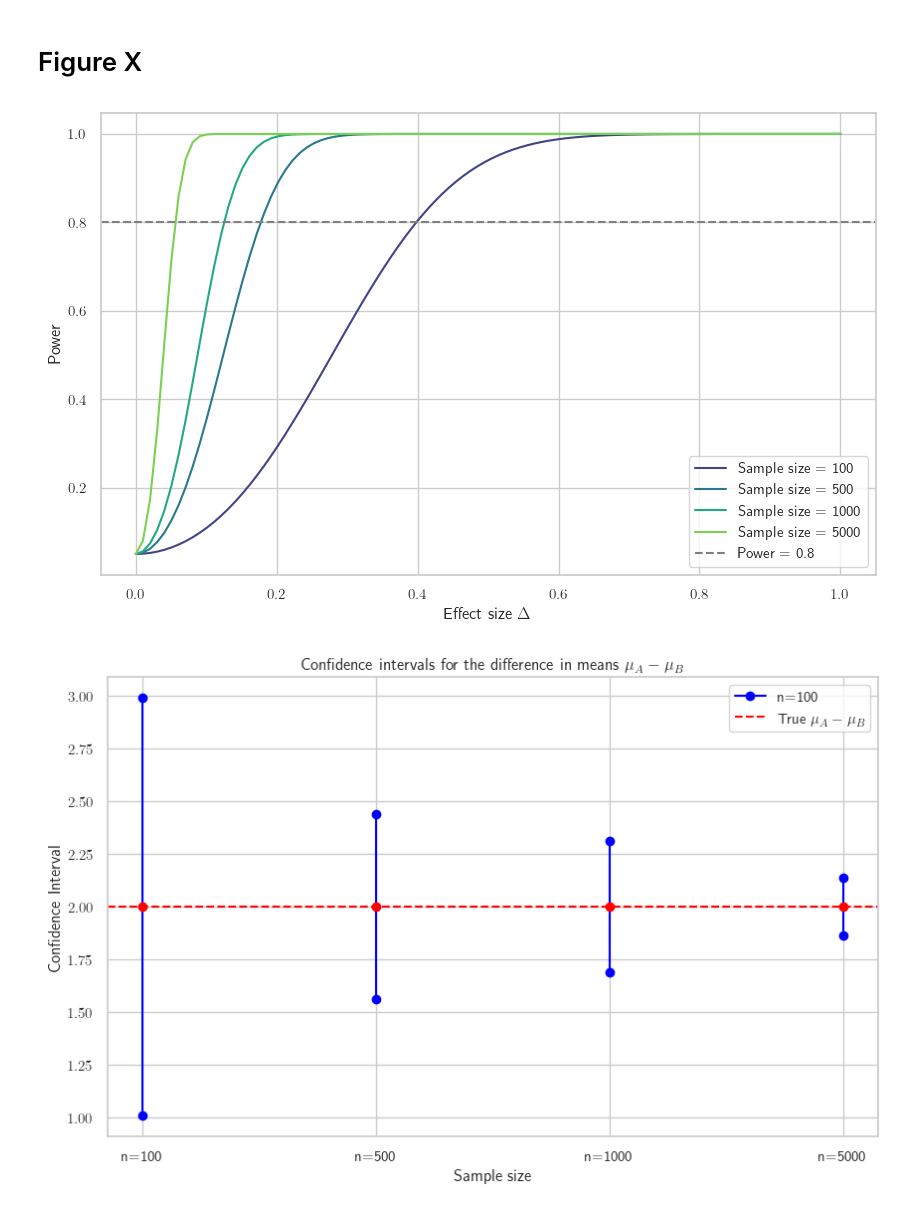
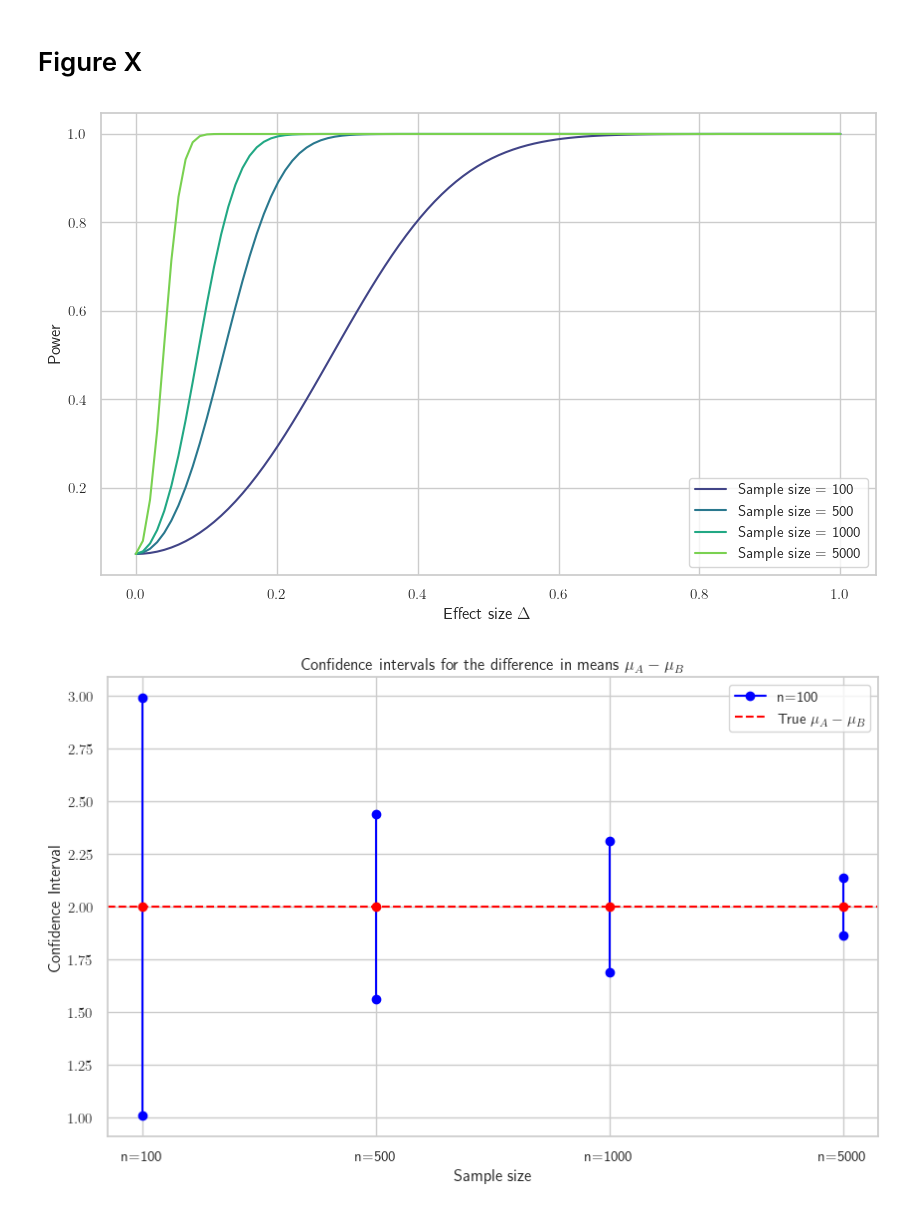
Before and after one commit to meluzyn100/sAB, a Jupyter notebook: creat_plots/plots.ipynb, the cells around one changed output. Saved outputs shown, nothing was run; the diff lists cells and outputs as text; code cells hidden in the pictures.

```diff
--- a/creat_plots/plots.ipynb
+++ b/creat_plots/plots.ipynb
@@ -123,36 +123,36 @@ plt.rcParams.update({
 })
 plt.rcParams['savefig.dpi'] = 300
 
 
 # Set a Seaborn style and color palette
 sns.set(style="whitegrid")
 palette = sns.color_palette("viridis", 4)  # Example: using the "viridis" palette
 
 # Parameters
 alpha = 0.05
 sample_sizes = [100, 500, 1000, 5000]  # Example sample sizes
 effect_sizes = np.linspace(0, 1, 100)  # Range of effect sizes
 
 # Initialize power analysis
 analysis = TTestIndPower()
 
 # Generate the power curves
 plt.figure(figsize=(10, 6))
 for idx, n in enumerate(sample_sizes):
     power = analysis.power(effect_size=effect_sizes, nobs1=n, alpha=alpha)
     plt.plot(effect_sizes, power, label=f'Sample size = {n}', color=palette[idx])
 
 # Customize the plot
 plt.xlabel(r'Effect size $\Delta$')
 plt.ylabel('Power')
-plt.axhline(0.8, color='gray', linestyle='--', label='Power = 0.8')
+# plt.axhline(0.8, color='gray', linestyle='--', label='Power = 0.8')
 plt.legend()
 plt.grid(True)
-plt.savefig('/home/olek/studia/semestr_3_AM/master/latex/imagens/power_curve.png')
+plt.savefig('/home/olek/studia/semestr_3_AM/master/latex/images/power_curve.png')
 # Show plot
 plt.show()
 # %% [output]
-[figure, old version]
+[figure, new version]
 # %%
 import numpy as np
 import matplotlib.pyplot as plt
```
Also changed, not shown: parts of 35 cells of this notebook, 54 other files.
